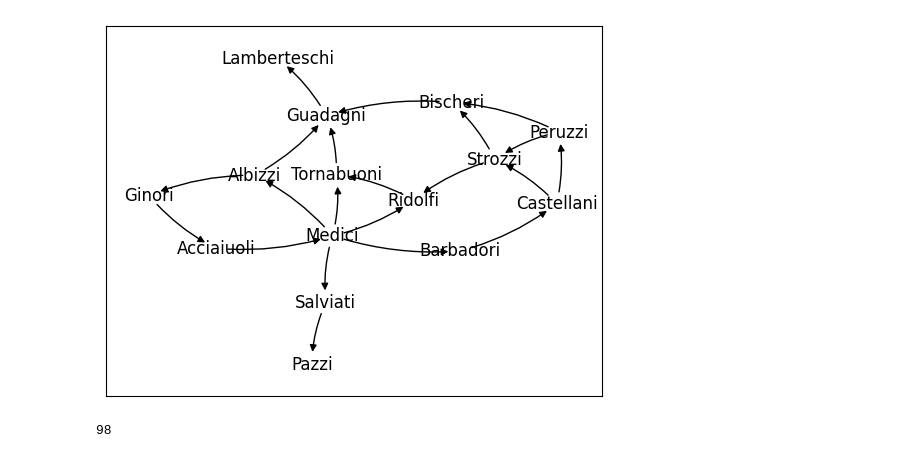
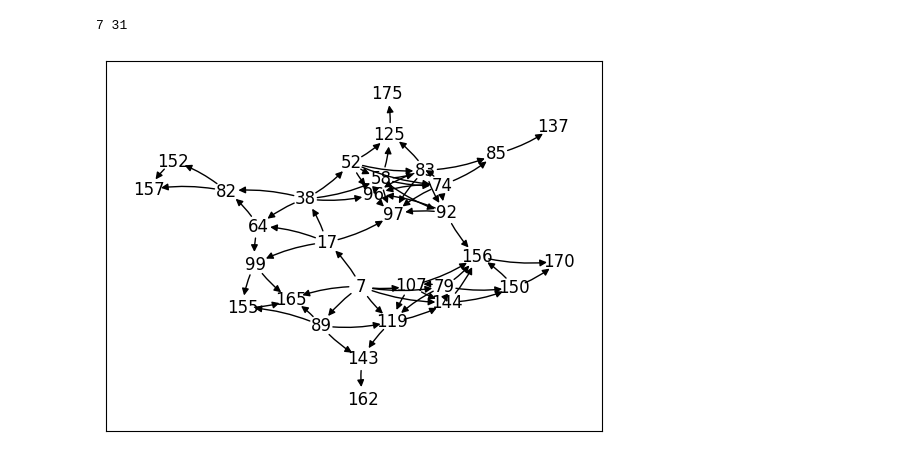
Before and after one commit to mapio/selma, a Jupyter notebook: slides/animations/Visits.ipynb, the cells around one changed output. Cells and saved outputs as stored; diff of their text form; code cells hidden in the pictures.

```diff
--- a/slides/animations/Visits.ipynb
+++ b/slides/animations/Visits.ipynb
@@ -8,3 +8,5 @@ from selma.graph import gvlayout_factory, test_draw, MGraph, rescale_pos
 from selma.datastructures import MQueue, MStack
 
 config.background_color = BACKGROUND
+
+layout = gvlayout_factory('neato', heightscale=0.8)
@@ -68,5 +12,0 @@ G = nx.DiGraph(edges)
-# %%
-layout = gvlayout_factory('neato', heightscale=0.7)
-test_draw(G, layout)
-# %% [output]
-[figure, removed]
@@ -135,17 +50,22 @@ G = nx.relabel_nodes(G, lambda n: ascii_uppercase[n])
 # %%
 G = nx.erdos_renyi_graph(50, 0.1, directed=True)
 G = nx.relabel_nodes(G, str)
+# %%
+def sg(G):
+  m, am, sm = None, 0, None
+  for n in G.nodes():
+    sp = nx.shortest_path(G, n)
+    if len(sp) > am:
+      m, am, sm = n, len(sp), sp
+  GG = nx.subgraph(G, set(sm) | {m})
+  print(m, GG.number_of_nodes())
+  return m, GG
 # %%
-G = nx.thresholded_random_geometric_graph(100, .15, 0.1)
+G = nx.random_geometric_graph(180, 0.11, seed=5)
 G = nx.DiGraph(G.edges())
 G = nx.relabel_nodes(G, str)
+m, GG = sg(G)
+test_draw(GG, layout)
+# %% [output]
+7 31
+[figure, added]
-# %%
-m, am = None, 0
-for n in G.nodes():
-  sp = nx.shortest_path(G, n)
-  if len(sp) > am:
-    m, am = n, len(sp)
-GG = nx.subgraph(G, nx.shortest_path(G, m))
-print(n)
-# %% [output]
-98
```
Also changed, not shown: parts of 14 cells of this notebook, 2 other files.
